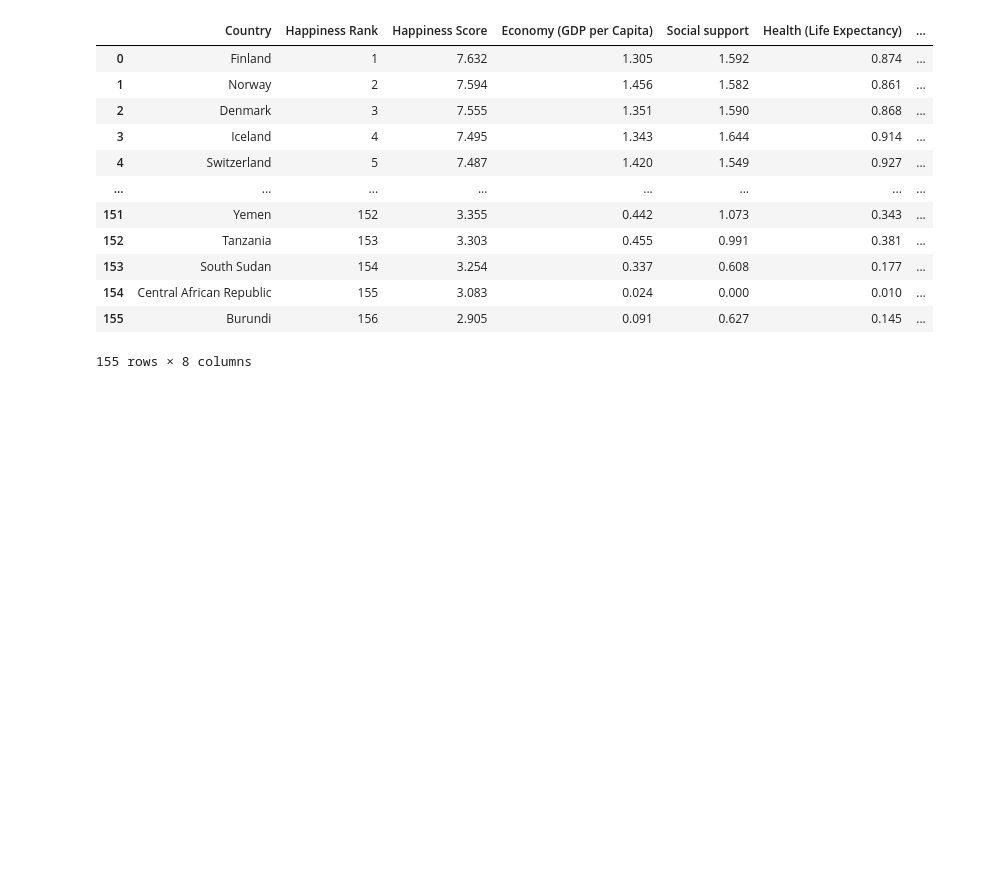
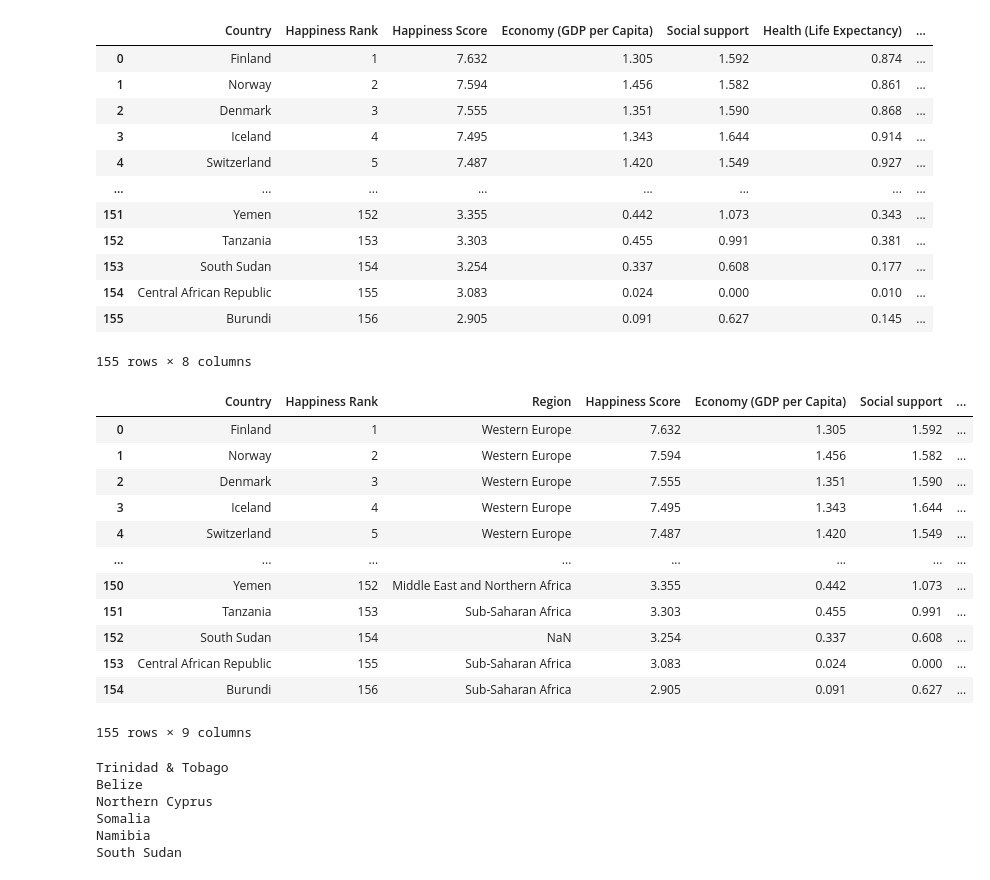
Before and after one commit to StojcheD/VDSS_Project, a Jupyter notebook: code/2018_clean.ipynb, the cells around one changed output. Cells and saved outputs as stored; diff of their text form; code cells hidden in the pictures; blank space fills up the shorter version.

```diff
--- a/code/2018_clean.ipynb
+++ b/code/2018_clean.ipynb
@@ -3,7 +3,8 @@ import os
 import pandas as pd
 import numpy as np
 # %%
-df = pd.read_csv('D:\Bachelors\Semester2\VDSS\project_folder\VDSS_Visualisierungsprojekt\clean_data\\2018.csv')
+path = os.getcwd()
+df = pd.read_csv(path + '\..\\raw_data\\World Happiness\\2018.csv')
 df
 # %% [output]
 |  | Overall rank | Country or region | Score | GDP per capita | Social support | Healthy life expectancy | ... |
@@ -101,3 +102,41 @@ df
 | 154 | Central African Republic | 155 | 3.083 | 0.024 | 0.000 | 0.010 | ... |
 | 155 | Burundi | 156 | 2.905 | 0.091 | 0.627 | 0.145 | ... |
 155 rows × 8 columns
+# %%
+region_df = pd.read_csv(path + '\..\\raw_data\\World Happiness\\2015.csv')
+
+# Merge the DataFrames based on "Country" column
+df = pd.merge(df, region_df[['Country', 'Region']], on='Country', how='left')
+
+# Reorder the columns with "Region" in the third column position
+df = df[df.columns[:2].tolist() + ['Region'] + df.columns[2:-1].tolist()]
+
+df
+# %% [output]
+|  | Country | Happiness Rank | Region | Happiness Score | Economy (GDP per Capita) | Social support | ... |
+| 0 | Finland | 1 | Western Europe | 7.632 | 1.305 | 1.592 | ... |
+| 1 | Norway | 2 | Western Europe | 7.594 | 1.456 | 1.582 | ... |
+| 2 | Denmark | 3 | Western Europe | 7.555 | 1.351 | 1.590 | ... |
+| 3 | Iceland | 4 | Western Europe | 7.495 | 1.343 | 1.644 | ... |
+| 4 | Switzerland | 5 | Western Europe | 7.487 | 1.420 | 1.549 | ... |
+| ... | ... | ... | ... | ... | ... | ... | ... |
+| 150 | Yemen | 152 | Middle East and Northern Africa | 3.355 | 0.442 | 1.073 | ... |
+| 151 | Tanzania | 153 | Sub-Saharan Africa | 3.303 | 0.455 | 0.991 | ... |
+| 152 | South Sudan | 154 | NaN | 3.254 | 0.337 | 0.608 | ... |
+| 153 | Central African Republic | 155 | Sub-Saharan Africa | 3.083 | 0.024 | 0.000 | ... |
+| 154 | Burundi | 156 | Sub-Saharan Africa | 2.905 | 0.091 | 0.627 | ... |
+155 rows × 9 columns
+# %%
+# Filter the DataFrame to get rows with missing values in the "Region" column
+missing_region_countries = df[df['Region'].isna()]['Country'].tolist()
+
+# Print the countries with missing region
+for country in missing_region_countries:
+    print(country)
+# %% [output]
+Trinidad & Tobago
+Belize
+Northern Cyprus
+Somalia
+Namibia
+South Sudan
```
Also changed, not shown: parts of 3 cells of this notebook, 20 other files.
